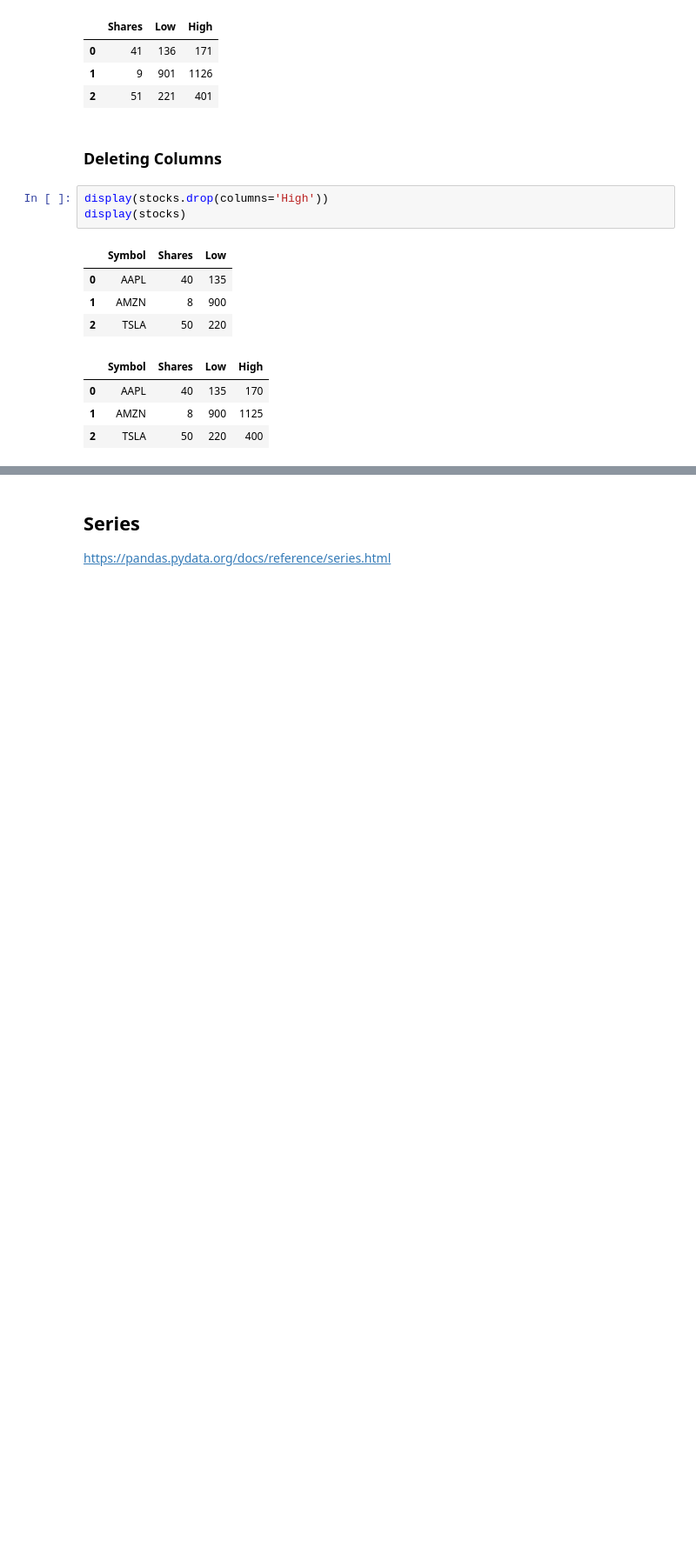
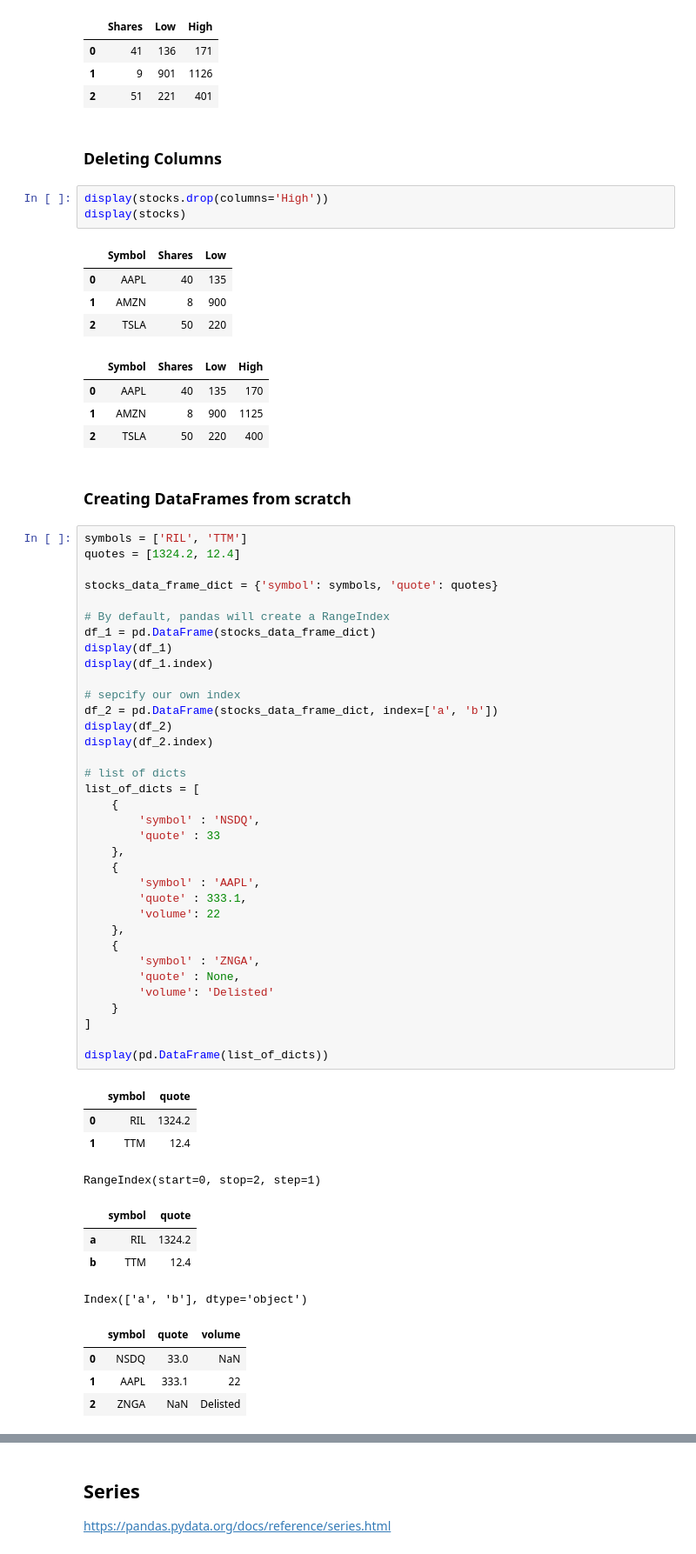
Before and after one commit to pkaran57/python-libs, a Jupyter notebook: pandas-lib/notebook/pandas.ipynb, the cells around one changed output, grey strips where cells are left out. Shown at 87% size. Drawn from its saved outputs; the diff is of its cells as text; blank space fills up the shorter version.

```diff
--- a/pandas-lib/notebook/pandas.ipynb
+++ b/pandas-lib/notebook/pandas.ipynb
@@ -421,3 +421,53 @@ display(stocks)
 | 0 | AAPL | 40 | 135 | 170 |
 | 1 | AMZN | 8 | 900 | 1125 |
 | 2 | TSLA | 50 | 220 | 400 |
+# %% [markdown]
+### Creating DataFrames from scratch
+# %%
+symbols = ['RIL', 'TTM']
+quotes = [1324.2, 12.4]
+
+stocks_data_frame_dict = {'symbol': symbols, 'quote': quotes}
+
+# By default, pandas will create a RangeIndex
+df_1 = pd.DataFrame(stocks_data_frame_dict)
+display(df_1)
+display(df_1.index)
+
+# sepcify our own index
+df_2 = pd.DataFrame(stocks_data_frame_dict, index=['a', 'b'])
+display(df_2)
+display(df_2.index)
+
+# list of dicts
+list_of_dicts = [
+    {
+        'symbol' : 'NSDQ',
+        'quote' : 33
+    },
+    {
+        'symbol' : 'AAPL',
+        'quote' : 333.1,
+        'volume': 22
+    },
+    {
+        'symbol' : 'ZNGA',
+        'quote' : None,
+        'volume': 'Delisted'
+    }
+]
+
+display(pd.DataFrame(list_of_dicts))
+# %% [output]
+|  | symbol | quote |
+| 0 | RIL | 1324.2 |
+| 1 | TTM | 12.4 |
+RangeIndex(start=0, stop=2, step=1)
+|  | symbol | quote |
+| a | RIL | 1324.2 |
+| b | TTM | 12.4 |
+Index(['a', 'b'], dtype='object')
+|  | symbol | quote | volume |
+| 0 | NSDQ | 33.0 | NaN |
+| 1 | AAPL | 333.1 | 22 |
+| 2 | ZNGA | NaN | Delisted |
```
Also changed, not shown: parts of 17 cells of this notebook.
